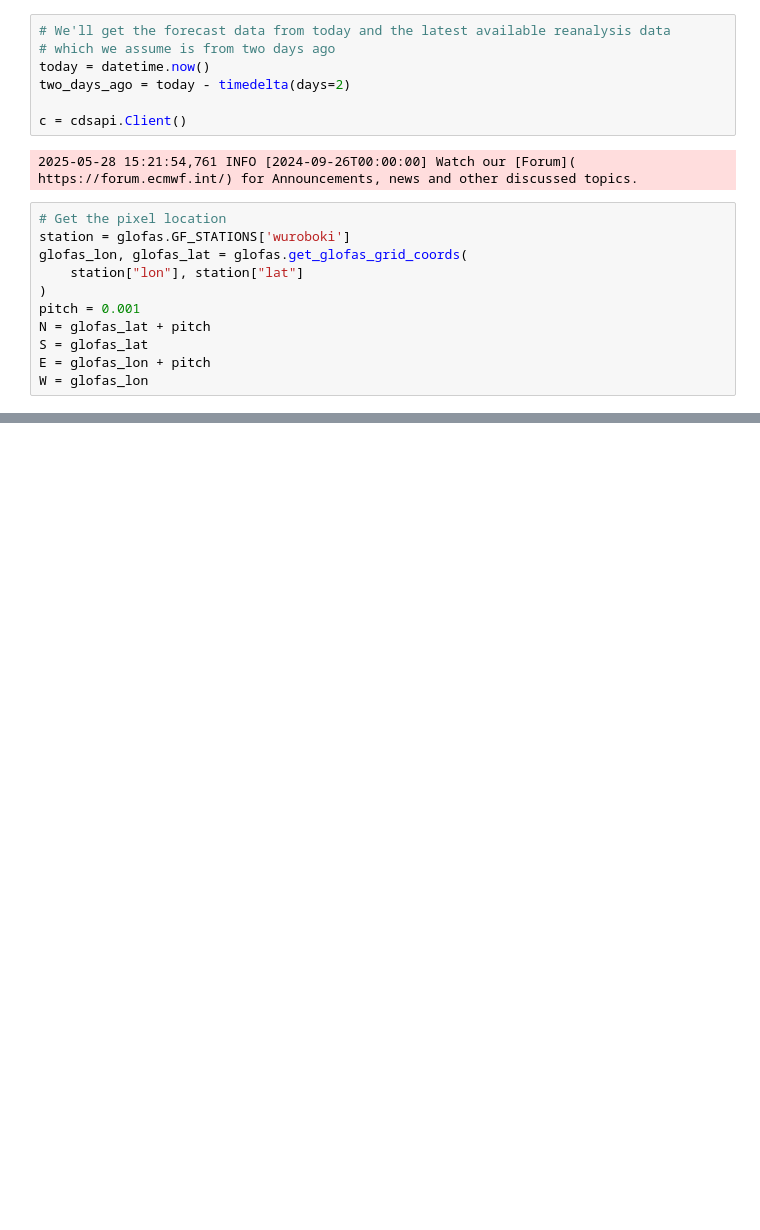
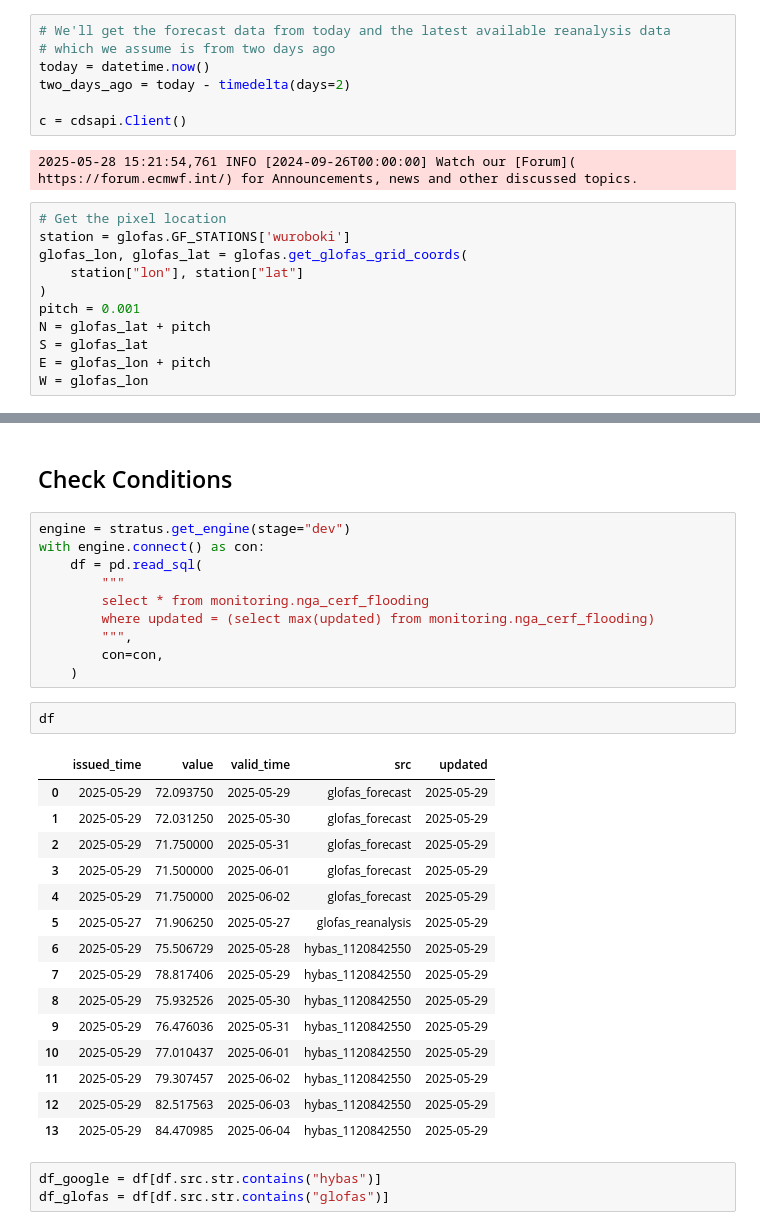
Before and after one commit to OCHA-DAP/ds-aa-nga-flooding, a Jupyter notebook: exploration/get_glofas.ipynb, the cells around one changed output, grey strips where cells are left out. Saved outputs shown, nothing was run; the diff lists cells and outputs as text; blank space fills up the shorter version.

```diff
--- a/exploration/get_glofas.ipynb
+++ b/exploration/get_glofas.ipynb
@@ -165,0 +256,33 @@ plt.tight_layout()
+# %% [markdown]
+## Check Conditions
+# %%
+engine = stratus.get_engine(stage="dev")
+with engine.connect() as con:
+    df = pd.read_sql(
+        """
+        select * from monitoring.nga_cerf_flooding
+        where updated = (select max(updated) from monitoring.nga_cerf_flooding)
+        """,
+        con=con,
+    )
+# %%
+df
+# %% [output]
+|  | issued_time | value | valid_time | src | updated |
+| 0 | 2025-05-29 | 72.093750 | 2025-05-29 | glofas_forecast | 2025-05-29 |
+| 1 | 2025-05-29 | 72.031250 | 2025-05-30 | glofas_forecast | 2025-05-29 |
+| 2 | 2025-05-29 | 71.750000 | 2025-05-31 | glofas_forecast | 2025-05-29 |
+| 3 | 2025-05-29 | 71.500000 | 2025-06-01 | glofas_forecast | 2025-05-29 |
+| 4 | 2025-05-29 | 71.750000 | 2025-06-02 | glofas_forecast | 2025-05-29 |
+| 5 | 2025-05-27 | 71.906250 | 2025-05-27 | glofas_reanalysis | 2025-05-29 |
+| 6 | 2025-05-29 | 75.506729 | 2025-05-28 | hybas_1120842550 | 2025-05-29 |
+| 7 | 2025-05-29 | 78.817406 | 2025-05-29 | hybas_1120842550 | 2025-05-29 |
+| 8 | 2025-05-29 | 75.932526 | 2025-05-30 | hybas_1120842550 | 2025-05-29 |
+| 9 | 2025-05-29 | 76.476036 | 2025-05-31 | hybas_1120842550 | 2025-05-29 |
+| 10 | 2025-05-29 | 77.010437 | 2025-06-01 | hybas_1120842550 | 2025-05-29 |
+| 11 | 2025-05-29 | 79.307457 | 2025-06-02 | hybas_1120842550 | 2025-05-29 |
+| 12 | 2025-05-29 | 82.517563 | 2025-06-03 | hybas_1120842550 | 2025-05-29 |
+| 13 | 2025-05-29 | 84.470985 | 2025-06-04 | hybas_1120842550 | 2025-05-29 |
+# %%
+df_google = df[df.src.str.contains("hybas")]
+df_glofas = df[df.src.str.contains("glofas")]
```
Also changed, not shown: parts of 17 cells of this notebook.
